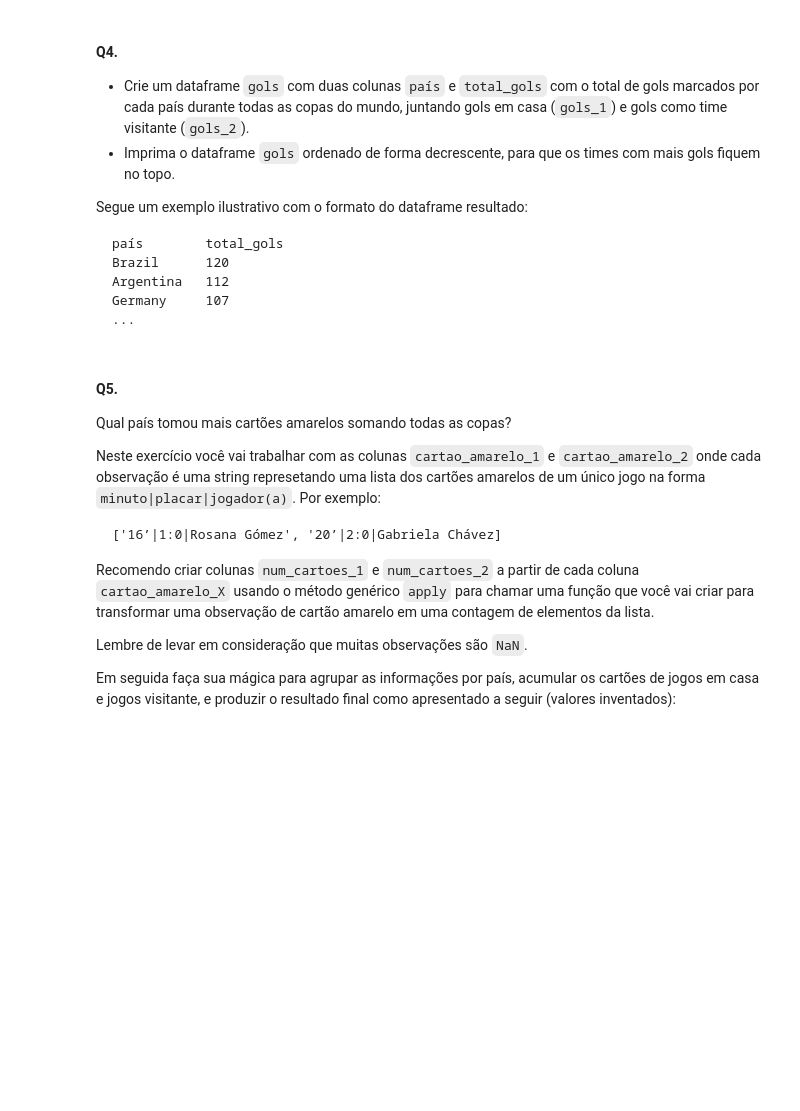
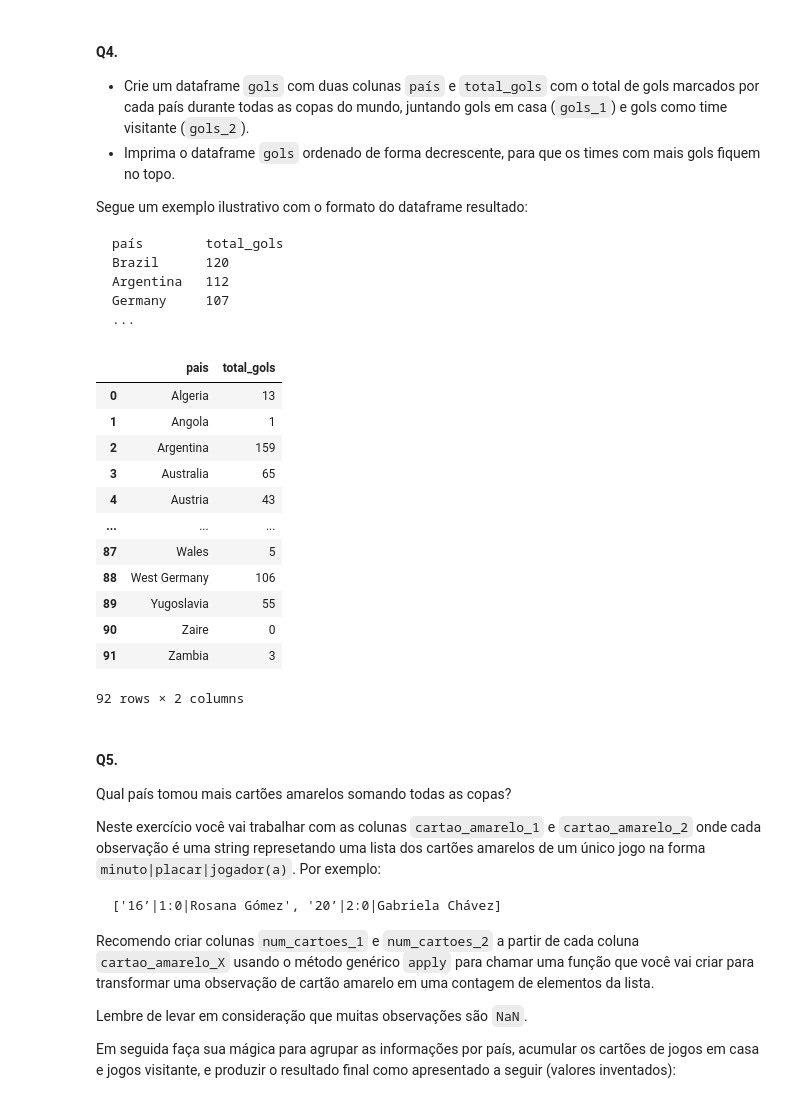
Before and after one commit to Alexandre-CES/desenvolve-python-intermediario, a Jupyter notebook: modulo3/3.06-Pandas.ipynb, the cells around one changed output. Cells and saved outputs as stored; diff of their text form; code cells hidden in the pictures; blank space fills up the shorter version.

````diff
--- a/modulo3/3.06-Pandas.ipynb
+++ b/modulo3/3.06-Pandas.ipynb
@@ -196,6 +244,33 @@ Argentina   112
 Germany     107
 ...
 ```
+# %%
+#pegar dados necessários e os dividindo com o nome gols
+gols_1_df = wc[['gols_1', 'time_1']].rename(columns={'time_1':'pais','gols_1': 'gols'})
+gols_2_df = wc[['gols_2', 'time_2']].rename(columns={'time_2':'pais','gols_2': 'gols'})
+
+#concatena os dois
+gols_df = pd.concat([gols_1_df, gols_2_df])
+
+#conta os gols de cada país e os agrupa
+total_gols = gols_df.groupby(['pais'])['gols'].sum().reset_index(name='total_gols')
+
+#mostra na tela
+display(total_gols)
+# %% [output]
+|  | pais | total_gols |
+| 0 | Algeria | 13 |
+| 1 | Angola | 1 |
+| 2 | Argentina | 159 |
+| 3 | Australia | 65 |
+| 4 | Austria | 43 |
+| ... | ... | ... |
+| 87 | Wales | 5 |
+| 88 | West Germany | 106 |
+| 89 | Yugoslavia | 55 |
+| 90 | Zaire | 0 |
+| 91 | Zambia | 3 |
+92 rows × 2 columns
 # %% [markdown]
 #### Q5.
 Qual país tomou mais cartões amarelos somando todas as copas?
````
Also changed, not shown: parts of 3 cells of this notebook.
